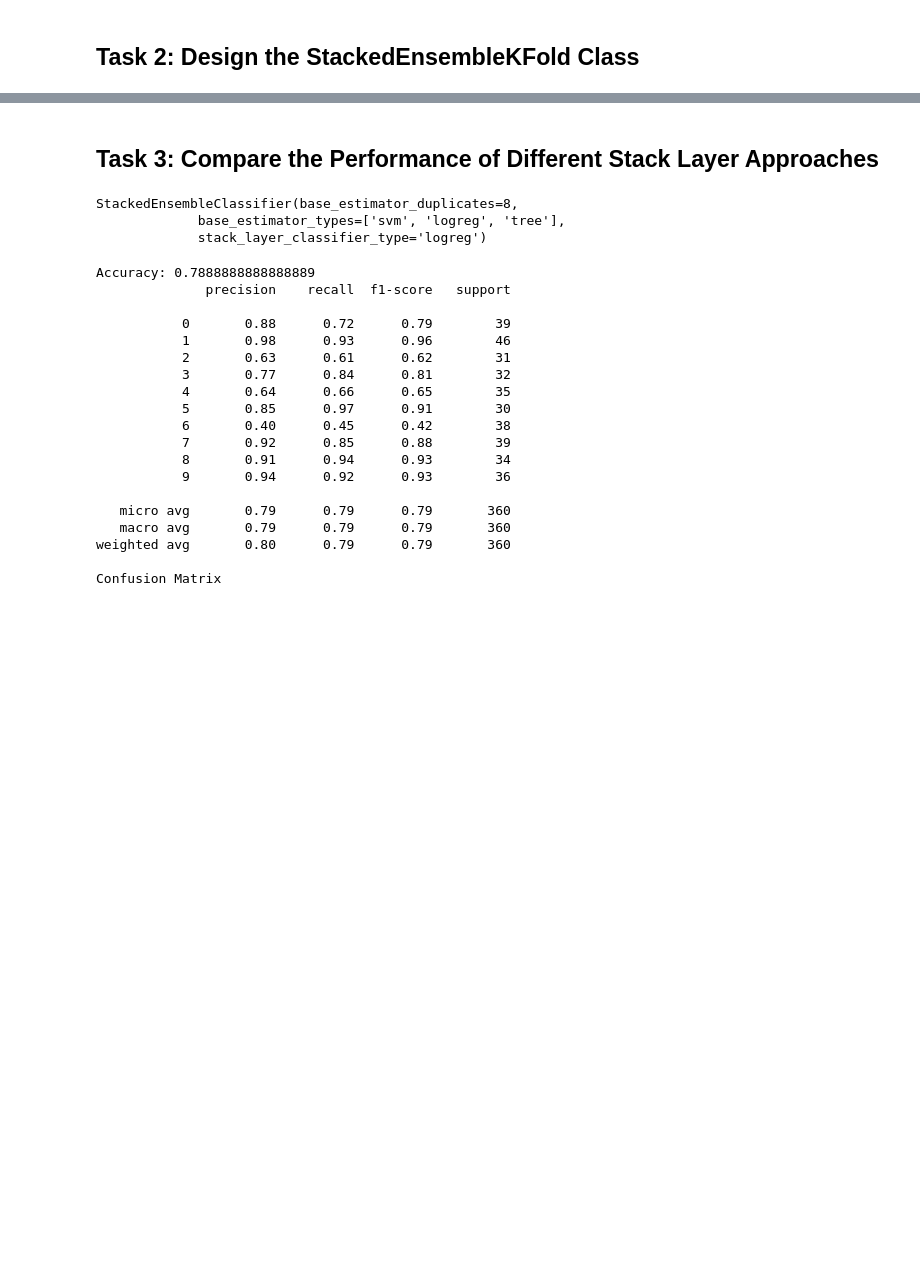
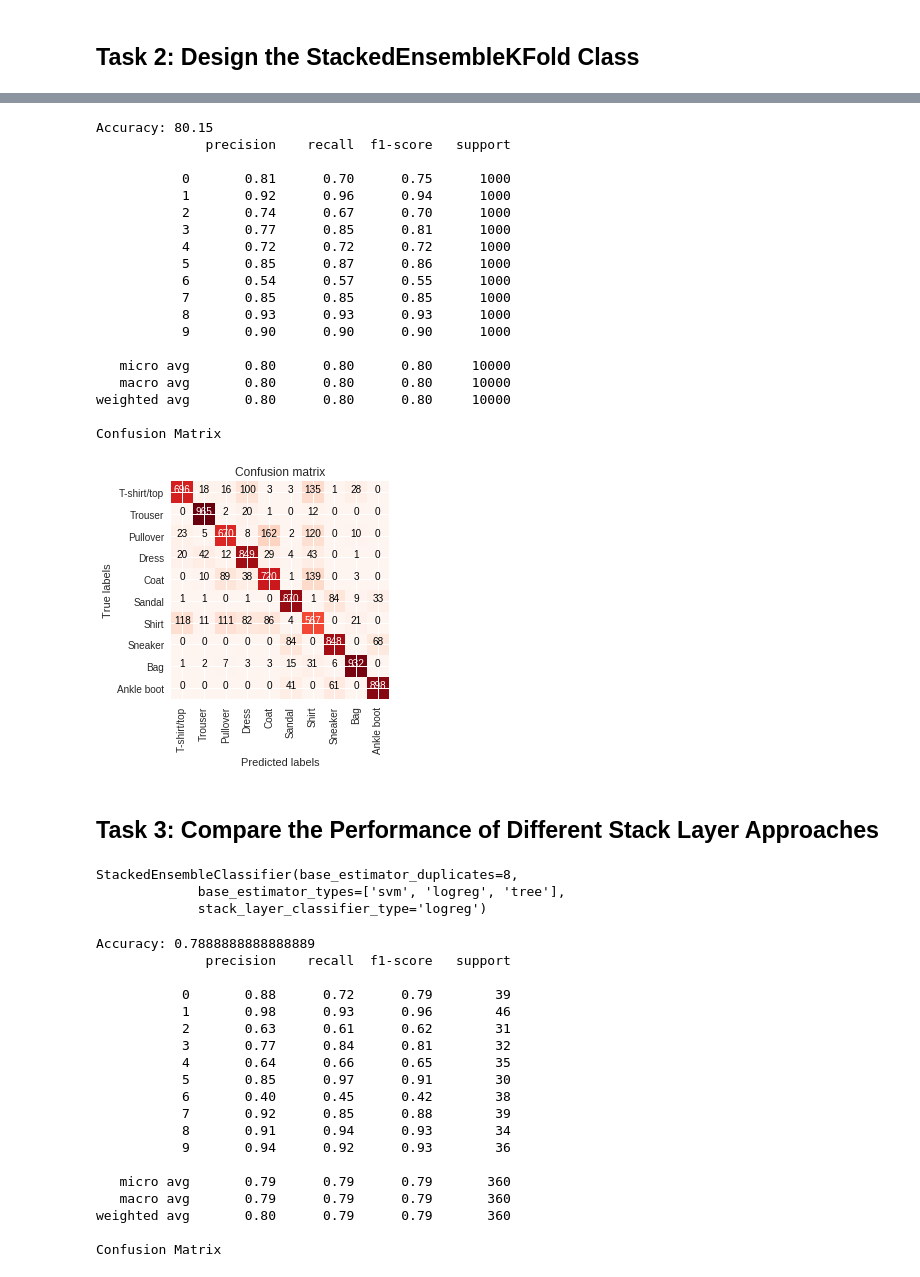
Before and after one commit to proyaschet/Advanced-Macchine-Learning, a Jupyter notebook: Assignment1_StackedEnsembleClassifiers.ipynb, the cells around one changed output, grey strips where cells are left out. Saved outputs shown, nothing was run; the diff lists cells and outputs as text; code cells hidden in the pictures; blank space fills up the shorter version.

```diff
--- a/Assignment1_StackedEnsembleClassifiers.ipynb
+++ b/Assignment1_StackedEnsembleClassifiers.ipynb
@@ -788,2 +799,25 @@ Confusion Matrix
+# %%
+eval_model(stack_ensemble_clf,X_test,Y_test)
+# %% [output]
+Accuracy: 80.15
+              precision    recall  f1-score   support
+
+           0       0.81      0.70      0.75      1000
+           1       0.92      0.96      0.94      1000
+           2       0.74      0.67      0.70      1000
+           3       0.77      0.85      0.81      1000
+           4       0.72      0.72      0.72      1000
+           5       0.85      0.87      0.86      1000
+           6       0.54      0.57      0.55      1000
+           7       0.85      0.85      0.85      1000
+           8       0.93      0.93      0.93      1000
+           9       0.90      0.90      0.90      1000
+
+   micro avg       0.80      0.80      0.80     10000
+   macro avg       0.80      0.80      0.80     10000
+weighted avg       0.80      0.80      0.80     10000
+
+Confusion Matrix
+[figure, added]
 # %% [markdown]
 ## Task 3: Compare the Performance of Different Stack Layer Approaches
```
Also changed, not shown: parts of 122 cells of this notebook, 4 other files.
